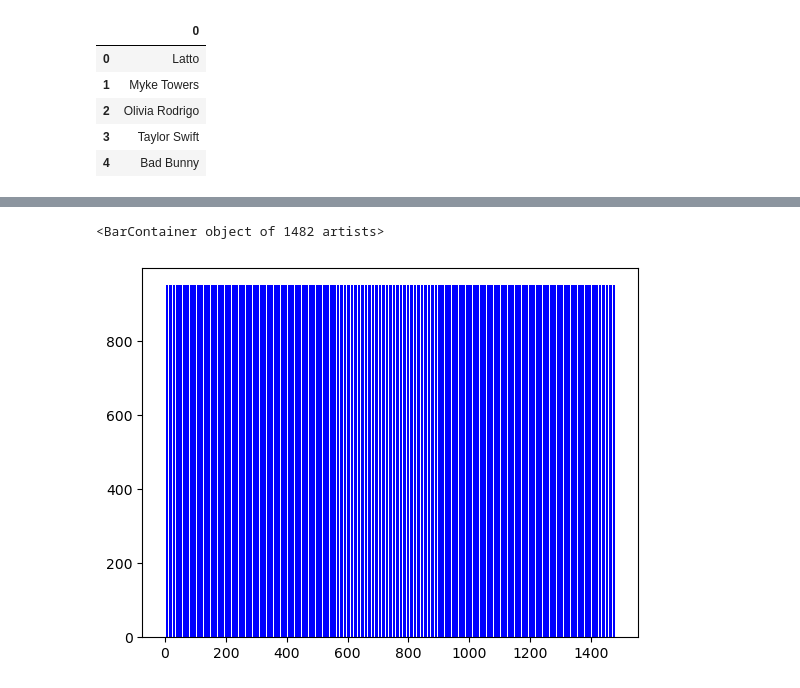
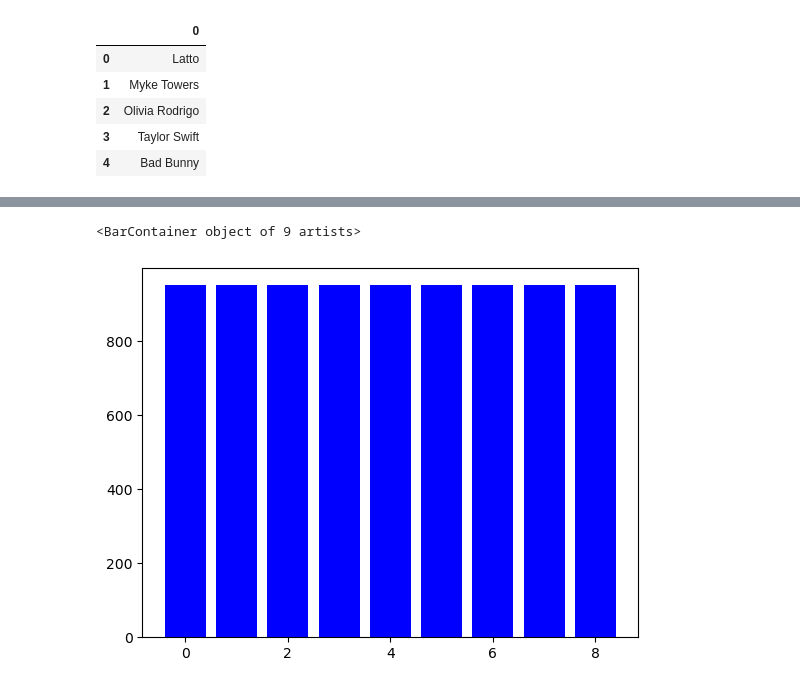
Before and after one commit to d6kramer/project-1-group-08, a Jupyter notebook: starter_notebook.ipynb, the cells around one changed output, grey strips where cells are left out. Cells and saved outputs as stored; diff of their text form; code cells hidden in the pictures.

Commit message:
up to chart

```diff
--- a/starter_notebook.ipynb
+++ b/starter_notebook.ipynb
@@ -102,0 +110,4 @@ counter
+# %%
+# Sorted by most common
+sorted_df = all_artists_df.value_counts().sort_values(ascending=False)
+sorted_df.head(10)
@@ -102,0 +126,3 @@ counter
+# %%
+count_sorted_df = pd.DataFrame(sorted_df)
+count_sorted_df.head(10)
@@ -102,0 +142,3 @@ counter
+# %%
+fifteen_df = count_sorted_df.loc[(count_sorted_df["count"] >= 15)]
+fifteen_df
@@ -103,6 +157,7 @@ counter
 # %%
-x_axis = np.arange(len(artist_list))
+# bar chart - maybe? make this ok
+x_axis = np.arange(len(fifteen_df))
 plt.bar(x_axis, counter, color="b", align="center")
 # %% [output]
-<BarContainer object of 1482 artists>
+<BarContainer object of 9 artists>
-[figure, old version]
+[figure, new version]
```
Also changed, not shown: parts of 9 cells of this notebook.
